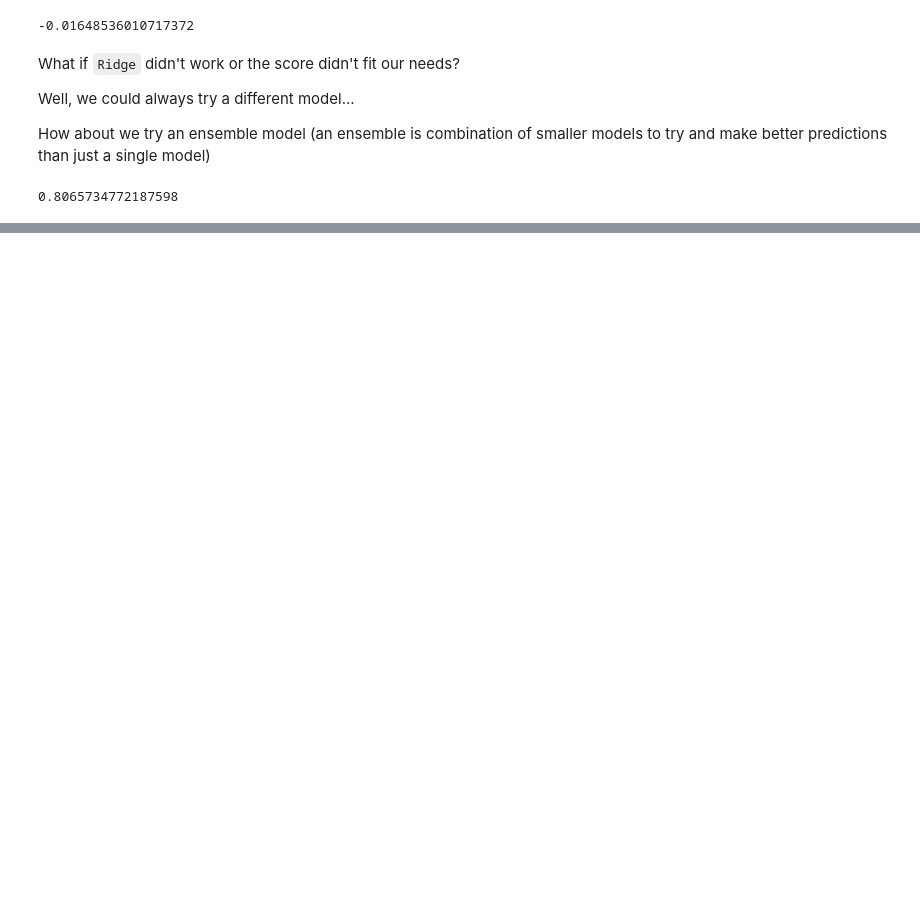
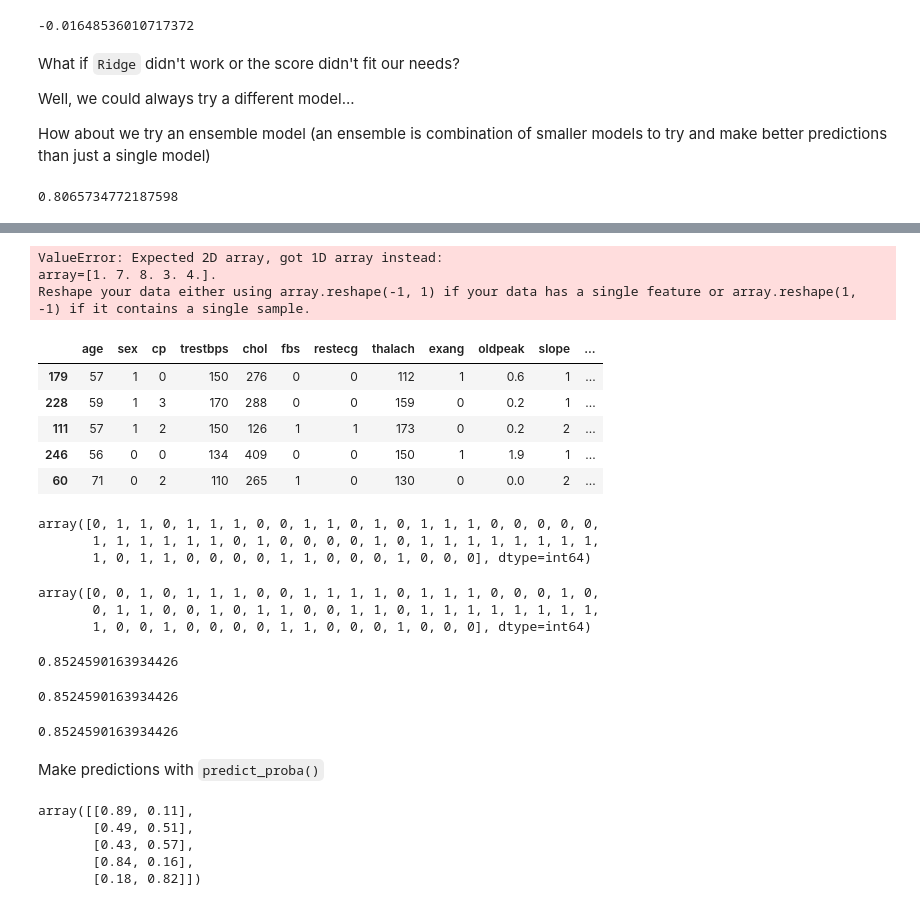
Before and after one commit to JafethHPC/Machine-Learning---Data-Science-Course, a Jupyter notebook: Notebooks/Learning/Introduction-to-scikit-learn.ipynb, the cells around one changed output, grey strips where cells are left out. Saved outputs shown, nothing was run; the diff lists cells and outputs as text; code cells hidden in the pictures; blank space fills up the shorter version.

Commit message:
125: Learned about predictions and fitting our model

```diff
--- a/Notebooks/Learning/Introduction-to-scikit-learn.ipynb
+++ b/Notebooks/Learning/Introduction-to-scikit-learn.ipynb
@@ -786,0 +749,3 @@ model.score(X_test, y_test)
+# %%
+heart_disease = pd.read_csv("../../Data/Practice Data/heart-disease.csv")
+heart_disease.head()
@@ -786,0 +844,22 @@ model.score(X_test, y_test)
+# %%
+# Import the RandomForestClassifier estimator class
+from sklearn.ensemble import RandomForestClassifier
+
+# Setup random seed
+np.random.seed(42)
+
+# Make the data
+X = heart_disease.drop("target", axis=1)
+y = heart_disease["target"]
+
+# Split the data
+X_train, X_test, y_train, y_test = train_test_split(X, y, test_size=0.2)
+
+# Instantiate LinearSVC
+clf = RandomForestClassifier()
+
+# Fit the model to the data (training the ML model)
+clf.fit(X_train, y_train)
+
+# Evaluate the LinearSVC
+clf.score(X_test, y_test) #(use the patterns the model has learned)
@@ -786,0 +892,54 @@ model.score(X_test, y_test)
+# %%
+# Use a trained model to make predictions
+clf.predict(np.array([1, 7, 8, 3, 4])) # this doesn't work
+# %% [output]
+ValueError: Expected 2D array, got 1D array instead:
+array=[1. 7. 8. 3. 4.].
+Reshape your data either using array.reshape(-1, 1) if your data has a single feature or array.reshape(1, -1) if it contains a single sample.
+# %%
+X_test.head()
+# %% [output]
+|  | age | sex | cp | trestbps | chol | fbs | restecg | thalach | exang | oldpeak | slope | ... |
+| 179 | 57 | 1 | 0 | 150 | 276 | 0 | 0 | 112 | 1 | 0.6 | 1 | ... |
+| 228 | 59 | 1 | 3 | 170 | 288 | 0 | 0 | 159 | 0 | 0.2 | 1 | ... |
+| 111 | 57 | 1 | 2 | 150 | 126 | 1 | 1 | 173 | 0 | 0.2 | 2 | ... |
+| 246 | 56 | 0 | 0 | 134 | 409 | 0 | 0 | 150 | 1 | 1.9 | 1 | ... |
+| 60 | 71 | 0 | 2 | 110 | 265 | 1 | 0 | 130 | 0 | 0.0 | 2 | ... |
+# %%
+clf.predict(X_test)
+# %% [output]
+array([0, 1, 1, 0, 1, 1, 1, 0, 0, 1, 1, 0, 1, 0, 1, 1, 1, 0, 0, 0, 0, 0,
+       1, 1, 1, 1, 1, 1, 0, 1, 0, 0, 0, 0, 1, 0, 1, 1, 1, 1, 1, 1, 1, 1,
+       1, 0, 1, 1, 0, 0, 0, 0, 1, 1, 0, 0, 0, 1, 0, 0, 0], dtype=int64)
+# %%
+np.array(y_test)
+# %% [output]
+array([0, 0, 1, 0, 1, 1, 1, 0, 0, 1, 1, 1, 1, 0, 1, 1, 1, 0, 0, 0, 1, 0,
+       0, 1, 1, 0, 0, 1, 0, 1, 1, 0, 0, 1, 1, 0, 1, 1, 1, 1, 1, 1, 1, 1,
+       1, 0, 0, 1, 0, 0, 0, 0, 1, 1, 0, 0, 0, 1, 0, 0, 0], dtype=int64)
+# %%
+# Compare predictions to truth labels to evaluate the model
+y_preds = clf.predict(X_test)
+np.mean(y_preds == y_test)
+# %% [output]
+0.8524590163934426
+# %%
+clf.score(X_test, y_test)
+# %% [output]
+0.8524590163934426
+# %%
+from sklearn.metrics import accuracy_score
+accuracy_score(y_test, y_preds)
+# %% [output]
+0.8524590163934426
+# %% [markdown]
+Make predictions with `predict_proba()`
+# %%
+# predict_proba() returns probabilities of a classification label
+clf.predict_proba(X_test[:5])
+# %% [output]
+array([[0.89, 0.11],
+       [0.49, 0.51],
+       [0.43, 0.57],
+       [0.84, 0.16],
+       [0.18, 0.82]])
```
Also changed, not shown: parts of 33 cells of this notebook.
